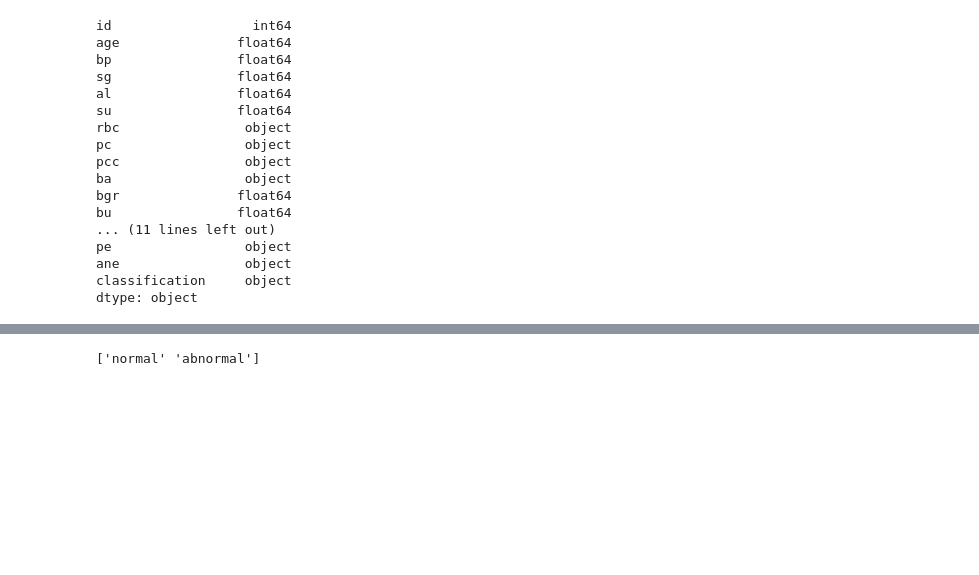
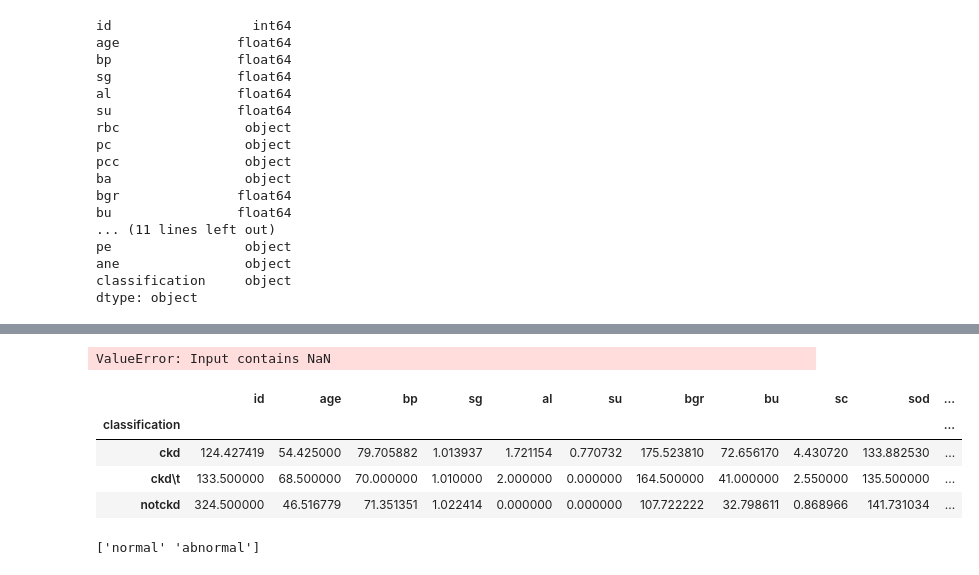
Before and after one commit to R3AlL3nGz3i/kidney_disease_identification, a Jupyter notebook: heart_disease_ml.ipynb, the cells around one changed output, grey strips where cells are left out. Saved outputs shown, nothing was run; the diff lists cells and outputs as text; code cells hidden in the pictures; blank space fills up the shorter version.

Commit message:
filling na

```diff
--- a/heart_disease_ml.ipynb
+++ b/heart_disease_ml.ipynb
@@ -12,12 +13,10 @@ import pandas as pd
 import matplotlib.pyplot as plt
 # %%
 #import file
-df = pd.read_csv(r'C:\Users\alext\Desktop\kidney_disease.csv')
-# df = df.dropna() # remove nan value
+df = pd.read_csv(r'C:\Users\kytan\Desktop\kidney_dataset\kidney_disease.csv')
 
 # data frame info
 print(df.shape)
-#print(df.head)
 # print(df.info())
 print(df.columns)
 # df['bp'].unique()  # check bp categorical features
@@ -52,3 +92,22 @@ dtype: object
+# %%
+# filling na numerical value with forward filling
+df = df.fillna(method="ffill",limit=1)
+# %%
+imputer = SimpleImputer(missing_values=None, strategy='most_frequent')
+CategoricalColumns = ['rbc','sg','pc','pcc','ba','pcv','wc','rc','htn','dm','cad','appet','pe','ane']
+
+for columns in CategoricalColumns:
+    imputer.fit_transform(df[columns].values.reshape(-1,1))[:,columns]
+# %% [output]
+ValueError: Input contains NaN
+# %%
+df.groupby('classification').mean()
+# %% [output]
+|  | id | age | bp | sg | al | su | bgr | bu | sc | sod | ... |
+| classification |  |  |  |  |  |  |  |  |  |  | ... |
+| ckd | 124.427419 | 54.425000 | 79.705882 | 1.013937 | 1.721154 | 0.770732 | 175.523810 | 72.656170 | 4.430720 | 133.882530 | ... |
+| ckd\t | 133.500000 | 68.500000 | 70.000000 | 1.010000 | 2.000000 | 0.000000 | 164.500000 | 41.000000 | 2.550000 | 135.500000 | ... |
+| notckd | 324.500000 | 46.516779 | 71.351351 | 1.022414 | 0.000000 | 0.000000 | 107.722222 | 32.798611 | 0.868966 | 141.731034 | ... |
 # %%
 print(df['rbc'].unique())
 
```
Also changed, not shown: parts of 4 cells of this notebook.
